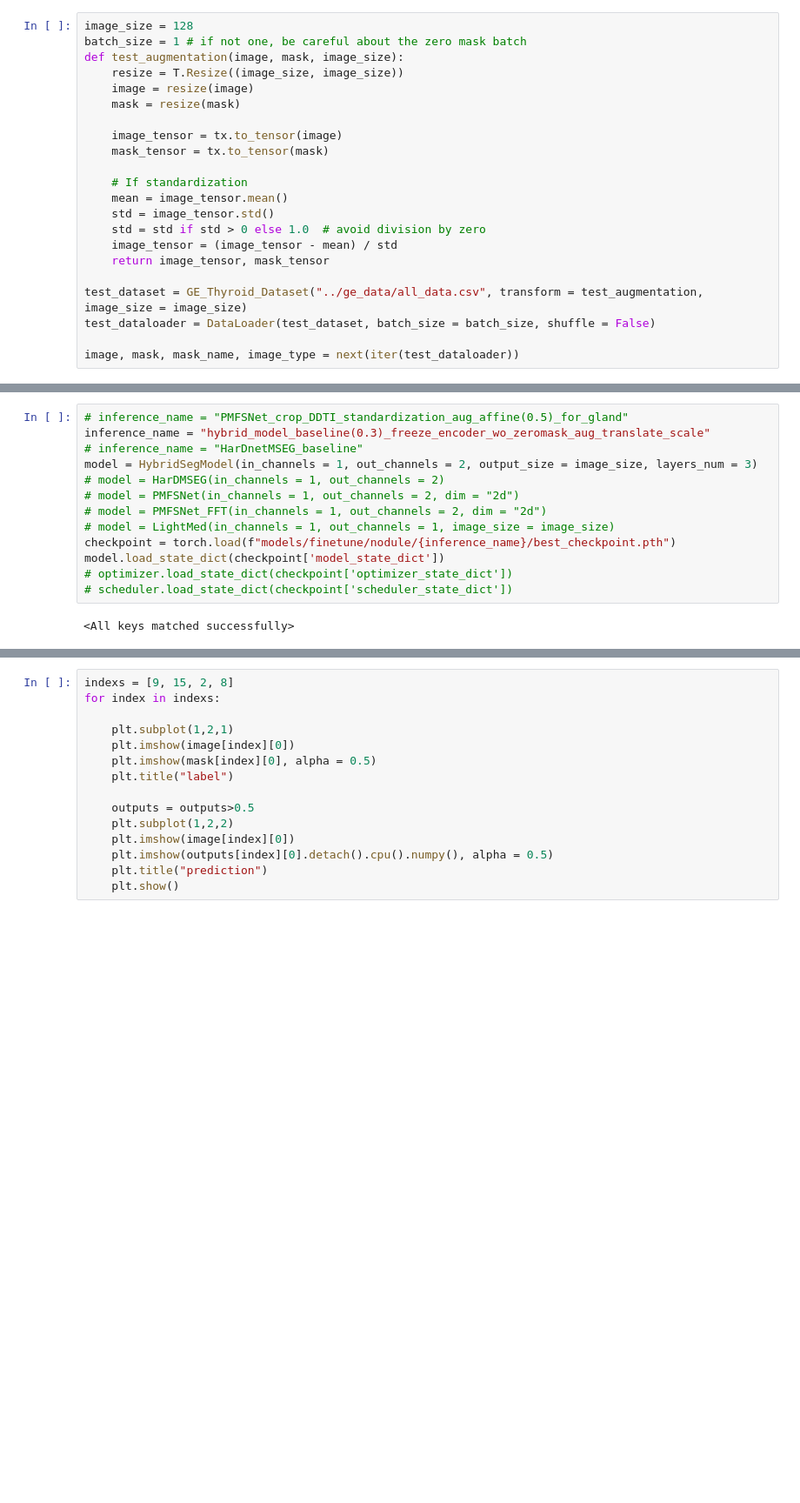
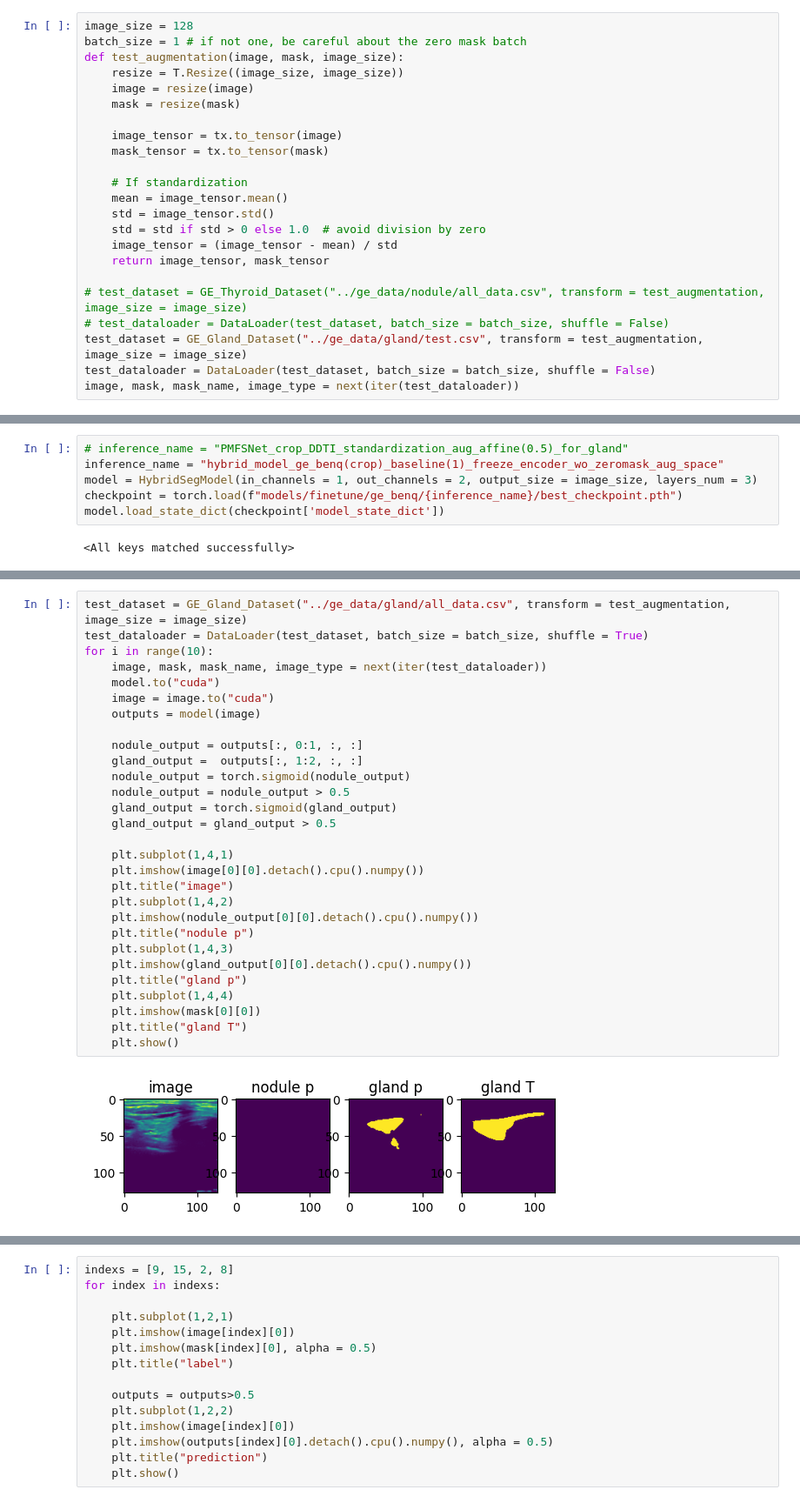
Before and after one commit to fenofista/thyroid, a Jupyter notebook: code/test_on_ge_data.ipynb, the cells around one changed output, grey strips where cells are left out. Shown at 87% size. Cells and saved outputs as stored; diff of their text form; blank space fills up the shorter version.

```diff
--- a/code/test_on_ge_data.ipynb
+++ b/code/test_on_ge_data.ipynb
@@ -96,9 +125,10 @@ def test_augmentation(image, mask, image_size):
     image_tensor = (image_tensor - mean) / std
     return image_tensor, mask_tensor
 
-test_dataset = GE_Thyroid_Dataset("../ge_data/all_data.csv", transform = test_augmentation, image_size = image_size)
+# test_dataset = GE_Thyroid_Dataset("../ge_data/nodule/all_data.csv", transform = test_augmentation, image_size = image_size)
+# test_dataloader = DataLoader(test_dataset, batch_size = batch_size, shuffle = False)
+test_dataset = GE_Gland_Dataset("../ge_data/gland/test.csv", transform = test_augmentation, image_size = image_size)
 test_dataloader = DataLoader(test_dataset, batch_size = batch_size, shuffle = False)
-
 image, mask, mask_name, image_type = next(iter(test_dataloader))
 # %%
 print("std : ", torch.std(image))
@@ -159,16 +231,9 @@ def val(dataloader, model, loss_fn, device):
 # %%
 # inference_name = "PMFSNet_crop_DDTI_standardization_aug_affine(0.5)_for_gland"
-inference_name = "hybrid_model_baseline(0.3)_freeze_encoder_wo_zeromask_aug_translate_scale"
-# inference_name = "HarDnetMSEG_baseline"
+inference_name = "hybrid_model_ge_benq(crop)_baseline(1)_freeze_encoder_wo_zeromask_aug_space"
 model = HybridSegModel(in_channels = 1, out_channels = 2, output_size = image_size, layers_num = 3)
-# model = HarDMSEG(in_channels = 1, out_channels = 2)
-# model = PMFSNet(in_channels = 1, out_channels = 2, dim = "2d")
-# model = PMFSNet_FFT(in_channels = 1, out_channels = 2, dim = "2d")
-# model = LightMed(in_channels = 1, out_channels = 1, image_size = image_size)
-checkpoint = torch.load(f"models/finetune/nodule/{inference_name}/best_checkpoint.pth")
+checkpoint = torch.load(f"models/finetune/ge_benq/{inference_name}/best_checkpoint.pth")
 model.load_state_dict(checkpoint['model_state_dict'])
-# optimizer.load_state_dict(checkpoint['optimizer_state_dict'])
-# scheduler.load_state_dict(checkpoint['scheduler_state_dict'])
 # %% [output]
 <All keys matched successfully>
 # %%
@@ -179,0 +253,31 @@ val loss : 0.8529006734468384, val IOU : 0.5138420756662573, val DICE : 0.622985
+# %%
+test_dataset = GE_Gland_Dataset("../ge_data/gland/all_data.csv", transform = test_augmentation, image_size = image_size)
+test_dataloader = DataLoader(test_dataset, batch_size = batch_size, shuffle = True)
+for i in range(10):
+    image, mask, mask_name, image_type = next(iter(test_dataloader))
+    model.to("cuda")
+    image = image.to("cuda")
+    outputs = model(image)
+
+    nodule_output = outputs[:, 0:1, :, :]
+    gland_output =  outputs[:, 1:2, :, :]
+    nodule_output = torch.sigmoid(nodule_output)
+    nodule_output = nodule_output > 0.5
+    gland_output = torch.sigmoid(gland_output)
+    gland_output = gland_output > 0.5
+
+    plt.subplot(1,4,1)
+    plt.imshow(image[0][0].detach().cpu().numpy())
+    plt.title("image")
+    plt.subplot(1,4,2)
+    plt.imshow(nodule_output[0][0].detach().cpu().numpy())
+    plt.title("nodule p")
+    plt.subplot(1,4,3)
+    plt.imshow(gland_output[0][0].detach().cpu().numpy())
+    plt.title("gland p")
+    plt.subplot(1,4,4)
+    plt.imshow(mask[0][0])
+    plt.title("gland T")
+    plt.show()
+# %% [output]
+[figure, added]
```
Also changed, not shown: parts of 16 cells of this notebook, 7 other files.
